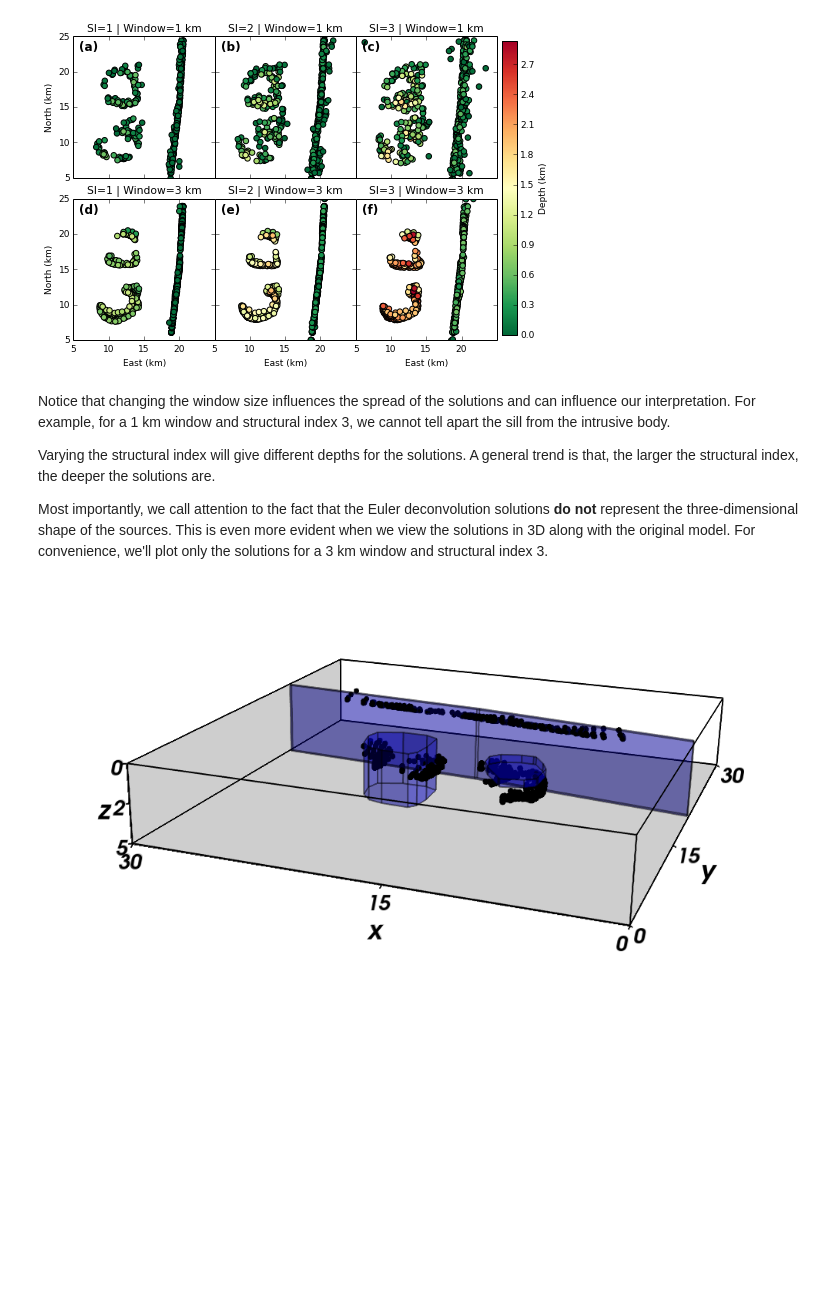
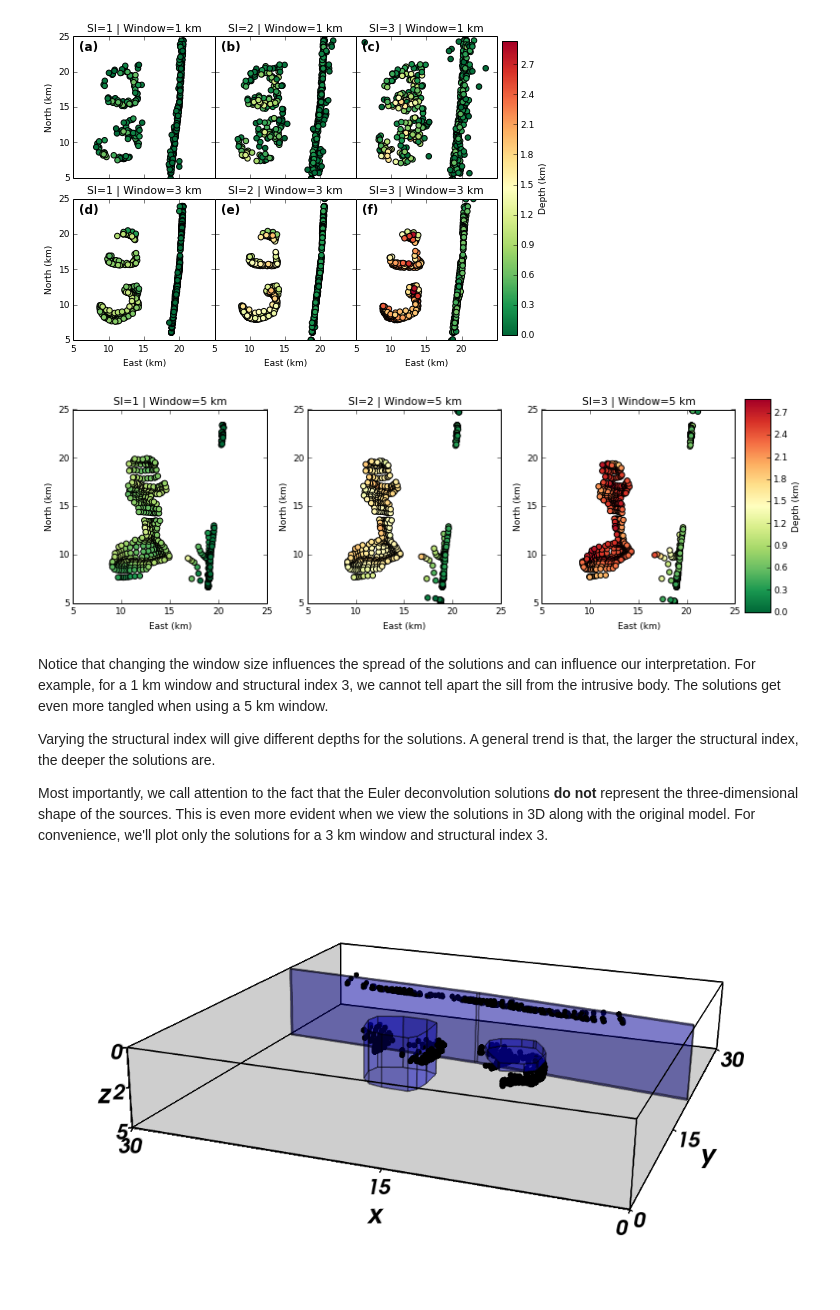
Before and after one commit to pinga-lab/paper-tle-euler-tutorial, a Jupyter notebook: euler-deconvolution-examples.ipynb, the cells around one changed output. Drawn from its saved outputs; the diff is of its cells as text; code cells hidden in the pictures; blank space fills up the shorter version.

Commit message:
Added 5km window solutions

```diff
--- a/euler-deconvolution-examples.ipynb
+++ b/euler-deconvolution-examples.ipynb
@@ -169,3 +171,7 @@ euler_s3 = [MovingWindow(Classic(x, y, z, tf_si, xderiv, yderiv, zderiv, i),
+# %%
+euler_s5 = [MovingWindow(Classic(x, y, z, tf_si, xderiv, yderiv, zderiv, i),
+                         windows=(50, 50), size=(5000, 5000), keep=0.3).fit()
+            for i in [1, 2, 3]]
 # %% [markdown]
 The typical way that deconvolution results are show is using a scatter map with color (or point size) representing the depth (z coordinate). So we'll make 6 plots, one for each combination of window size and structural index used. While we plot, we'll also filter out unrealistic results that lie above the data.
 # %%
@@ -199,8 +207,26 @@ fig.colorbar(plot, cax=mpl.axes([0.91, 0.09, 0.03, 0.85]), orientation='vertical
 mpl.savefig('fig/euler-solutions.png', dpi=600)
 # %% [output]
 [figure]
+# %%
+# Make the figure for the 5km window separately because it won't go in the tutorial
+maxz = max(p[2] for euler in [euler_s5] for e in euler for p in e.estimate_)
+fig = mpl.figure(figsize=(12, 3.5))
+for i, e in enumerate(euler_s5):
+        xc, yc, zc = e.estimate_.T
+        xc, yc, zc = xc[zc > 0], yc[zc > 0], zc[zc > 0]
+        ax = mpl.subplot(1, 3, i + 1)
+        mpl.axis('scaled')
+        mpl.title('SI={0} | Window={1:.0f} km'.format(e.euler.model['structural_index'], e.size[0]*0.001))
+        plot = mpl.scatter(yc, xc, s=30, c=zc*0.001, cmap=mpl.cm.RdYlGn_r, vmin=0, vmax=maxz*0.001)
+        mpl.set_area(area)
+        mpl.m2km()
+        mpl.xlabel('East (km)')
+        mpl.ylabel('North (km)')
+fig.colorbar(plot, cax=mpl.axes([0.91, 0.09, 0.03, 0.85]), orientation='vertical').set_label('Depth (km)')
+# %% [output]
+[figure, added]
 # %% [markdown]
-Notice that changing the window size influences the spread of the solutions and can influence our interpretation. For example, for a 1 km window and structural index 3, we cannot tell apart the sill from the intrusive body.
+Notice that changing the window size influences the spread of the solutions and can influence our interpretation. For example, for a 1 km window and structural index 3, we cannot tell apart the sill from the intrusive body. The solutions get even more tangled when using a 5 km window.
 
 Varying the structural index will give different depths for the solutions. A general trend is that, the larger the structural index, the deeper the solutions are.
 
```
Also changed, not shown: parts of 3 cells of this notebook.
